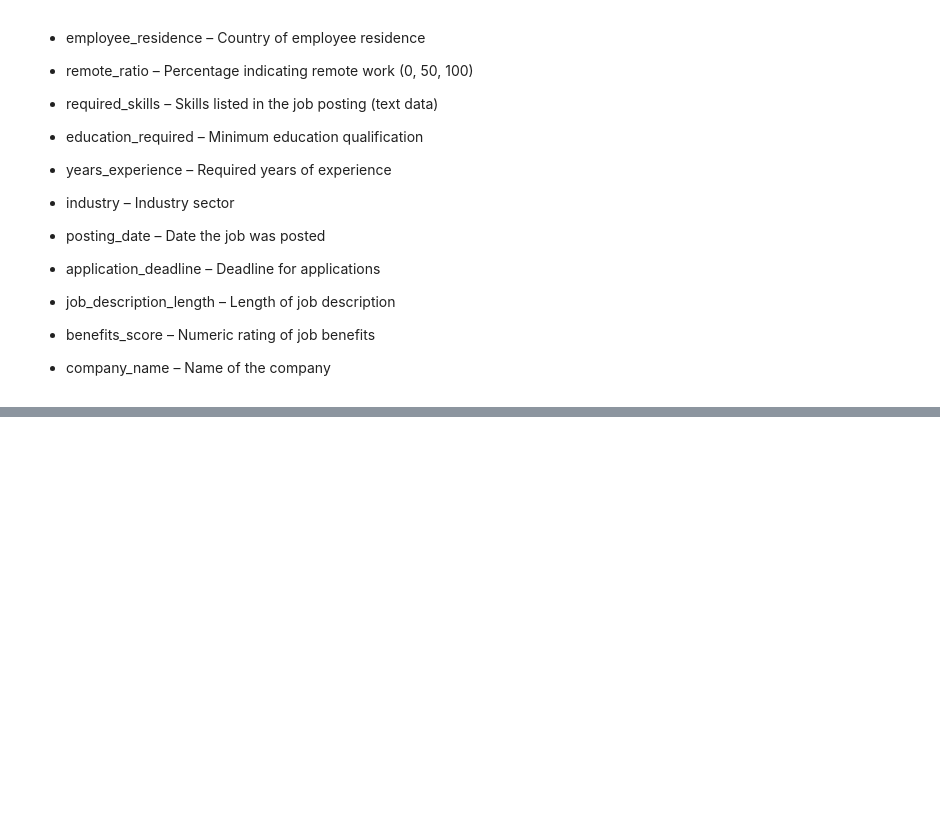
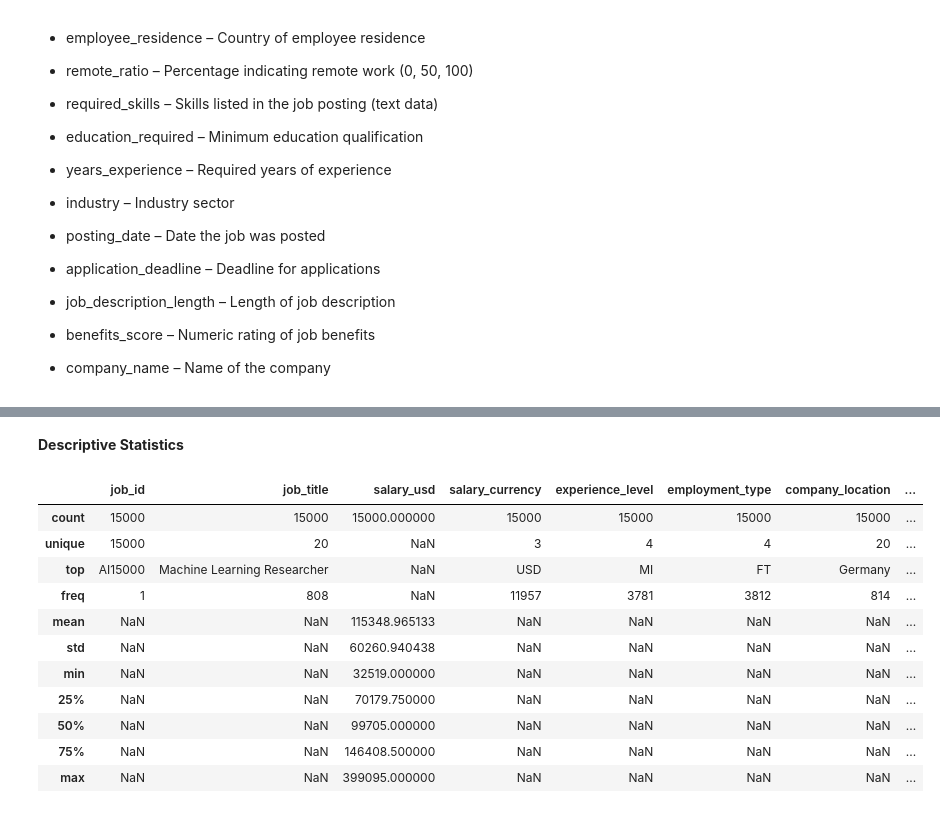
Before and after one commit to Atieng/Global-AI-Job-Market-Intelligence-Report, a Jupyter notebook: index.ipynb, the cells around one changed output, grey strips where cells are left out. Saved outputs shown, nothing was run; the diff lists cells and outputs as text; code cells hidden in the pictures; blank space fills up the shorter version.

Commit message:
add data understanding

```diff
--- a/index.ipynb
+++ b/index.ipynb
@@ -101,3 +101,16 @@ The dataset used in this project is the Global AI Job Market & Salary Trends (20
 - benefits_score – Numeric rating of job benefits
 
 - company_name – Name of the company
+# %%
+import pandas as pd
+# Load the datasets
+df1 = pd.read_csv('Data/ai_job_dataset.csv')
+df2 = pd.read_csv('Data/ai_job_dataset1.csv')
+
+# Look at the first few rows of the primary dataset
+print("Dataset 1 Head:")
+display(df1.head())
+
+# Check basic info (columns, data types, and null values)
+print("\nDataset 1 Info:")
+df1.info()
@@ -103,0 +162,17 @@ The dataset used in this project is the Global AI Job Market & Salary Trends (20
+# %% [markdown]
+**Descriptive Statistics**
+# %%
+df1.describe(include='all')
+# %% [output]
+|  | job_id | job_title | salary_usd | salary_currency | experience_level | employment_type | company_location | ... |
+| count | 15000 | 15000 | 15000.000000 | 15000 | 15000 | 15000 | 15000 | ... |
+| unique | 15000 | 20 | NaN | 3 | 4 | 4 | 20 | ... |
+| top | AI15000 | Machine Learning Researcher | NaN | USD | MI | FT | Germany | ... |
+| freq | 1 | 808 | NaN | 11957 | 3781 | 3812 | 814 | ... |
+| mean | NaN | NaN | 115348.965133 | NaN | NaN | NaN | NaN | ... |
+| std | NaN | NaN | 60260.940438 | NaN | NaN | NaN | NaN | ... |
+| min | NaN | NaN | 32519.000000 | NaN | NaN | NaN | NaN | ... |
+| 25% | NaN | NaN | 70179.750000 | NaN | NaN | NaN | NaN | ... |
+| 50% | NaN | NaN | 99705.000000 | NaN | NaN | NaN | NaN | ... |
+| 75% | NaN | NaN | 146408.500000 | NaN | NaN | NaN | NaN | ... |
+| max | NaN | NaN | 399095.000000 | NaN | NaN | NaN | NaN | ... |
```
Also changed, not shown: parts of 6 cells of this notebook.
